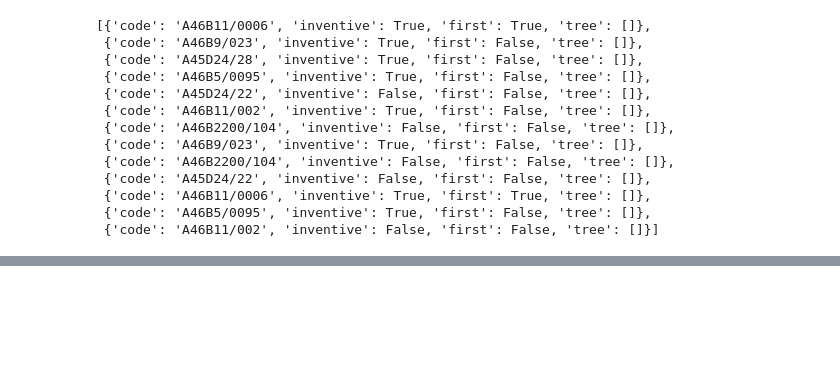
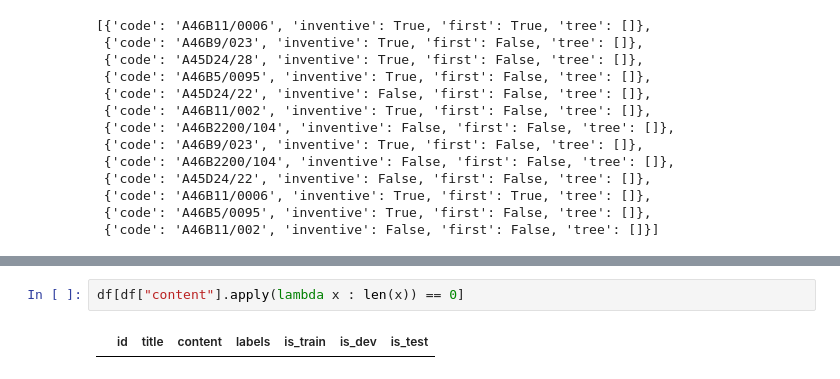
Before and after one commit to linhlt-it-ee/wiki_builder, a Jupyter notebook: data/preprocess_us_patents.ipynb, the cells around one changed output, grey strips where cells are left out. Cells and saved outputs as stored; diff of their text form; blank space fills up the shorter version.

```diff
--- a/data/preprocess_us_patents.ipynb
+++ b/data/preprocess_us_patents.ipynb
@@ -155,0 +178,4 @@ len(label_ids)
+# %%
+df[df["content"].apply(lambda x : len(x)) == 0]
+# %% [output]
+|  | id | title | content | labels | is_train | is_dev | is_test |
```
Also changed, not shown: parts of 23 cells of this notebook, 11 other files.
